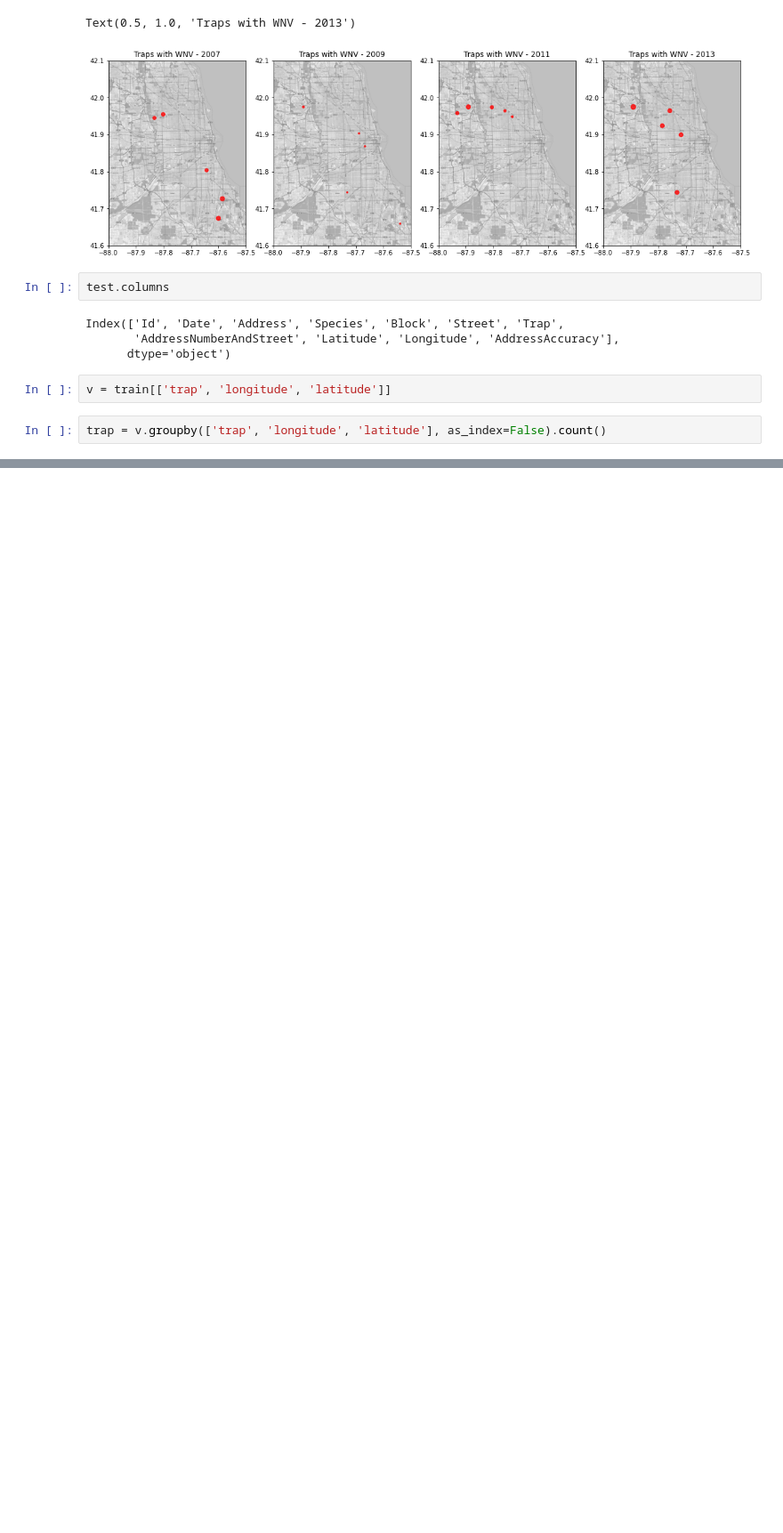
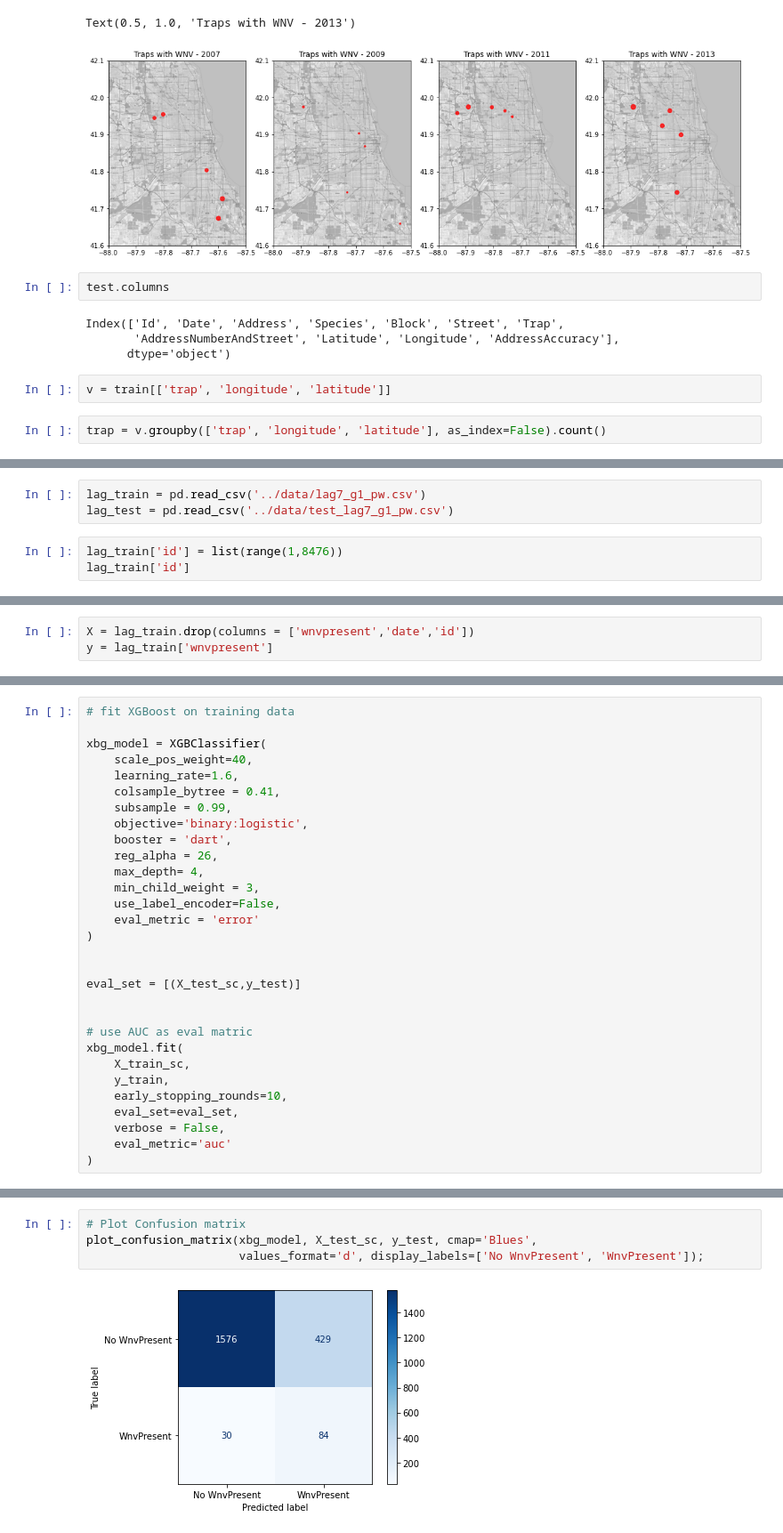
Before and after one commit to msamhz/GA-Project_4, a Jupyter notebook: code/test_data.ipynb, the cells around one changed output, grey strips where cells are left out. Shown at 89% size. Cells and saved outputs as stored; diff of their text form; blank space fills up the shorter version.

```diff
--- a/code/test_data.ipynb
+++ b/code/test_data.ipynb
@@ -682,0 +717,6 @@ trap = v.groupby(['trap', 'longitude', 'latitude'], as_index=False).count()
+# %%
+lag_train = pd.read_csv('../data/lag7_g1_pw.csv')
+lag_test = pd.read_csv('../data/test_lag7_g1_pw.csv')
+# %%
+lag_train['id'] = list(range(1,8476))
+lag_train['id']
@@ -682,0 +736,3 @@ trap = v.groupby(['trap', 'longitude', 'latitude'], as_index=False).count()
+# %%
+X = lag_train.drop(columns = ['wnvpresent','date','id'])
+y = lag_train['wnvpresent']
@@ -682,0 +755,30 @@ trap = v.groupby(['trap', 'longitude', 'latitude'], as_index=False).count()
+# %%
+# fit XGBoost on training data
+
+xbg_model = XGBClassifier(
+    scale_pos_weight=40,
+    learning_rate=1.6,
+    colsample_bytree = 0.41,
+    subsample = 0.99,
+    objective='binary:logistic',
+    booster = 'dart',
+    reg_alpha = 26,
+    max_depth= 4,
+    min_child_weight = 3,
+    use_label_encoder=False,
+    eval_metric = 'error'
+)
+
+
+eval_set = [(X_test_sc,y_test)]
+
+
+# use AUC as eval matric
+xbg_model.fit(
+    X_train_sc,
+    y_train,
+    early_stopping_rounds=10,
+    eval_set=eval_set,
+    verbose = False,
+    eval_metric='auc'
+)
@@ -682,0 +1079,6 @@ trap = v.groupby(['trap', 'longitude', 'latitude'], as_index=False).count()
+# %%
+# Plot Confusion matrix
+plot_confusion_matrix(xbg_model, X_test_sc, y_test, cmap='Blues',
+                      values_format='d', display_labels=['No WnvPresent', 'WnvPresent']);
+# %% [output]
+[figure, added]
```
Also changed, not shown: parts of 28 cells of this notebook, 8 other files.
